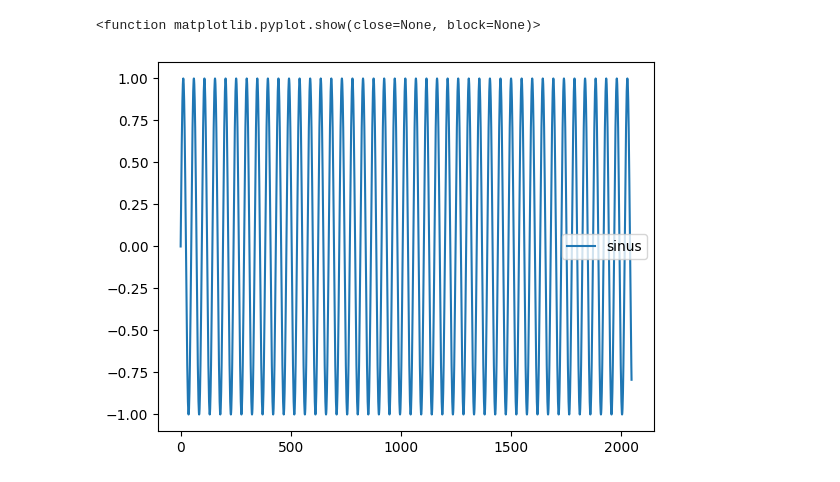
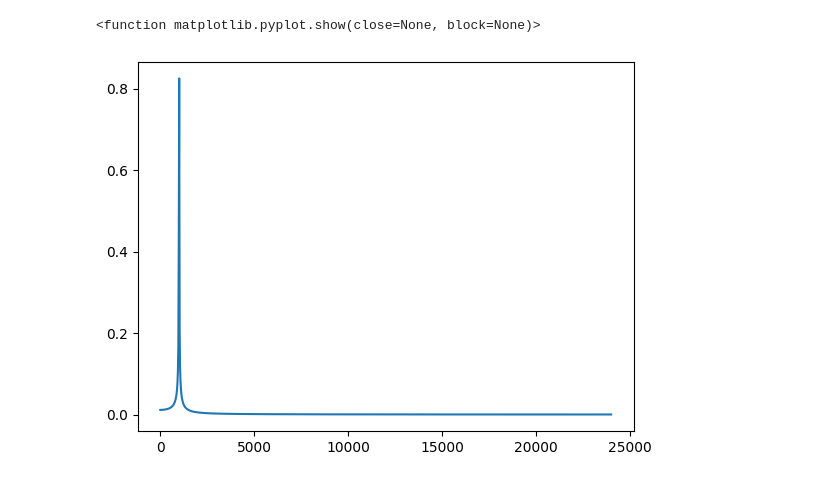
Before and after one commit to tynka022/SignalAnalisis, a Jupyter notebook: lab2/lab2.ipynb, the cells around one changed output. Drawn from its saved outputs; the diff is of its cells as text; code cells hidden in the pictures.

```diff
--- a/lab2/lab2.ipynb
+++ b/lab2/lab2.ipynb
@@ -11,12 +21,11 @@ n = np.arange(2048)
 # %%
-sinus = np.sin(2*np.pi*n*1000/fs)
-widmo = np.fft.fft(sinus)
-widmo_amp = np.abs(np.fft.rfft(sinus))
+#widmo sygnału nieskończonego
+f = np.fft.rfftfreq(2048, 1/fs)
+widmo_amp = np.abs(np.fft.rfft(sinus))/ 1024
 
 fig, ax = plt.subplots()
-ax.plot(n,sinus , label="sinus")
-ax.legend()
+ax.plot(f, widmo_amp)
 plt.show
 # %% [output]
 <function matplotlib.pyplot.show(close=None, block=None)>
-[figure, old version]
+[figure, new version]
```
Also changed, not shown: parts of 22 cells of this notebook, 1 other file.
